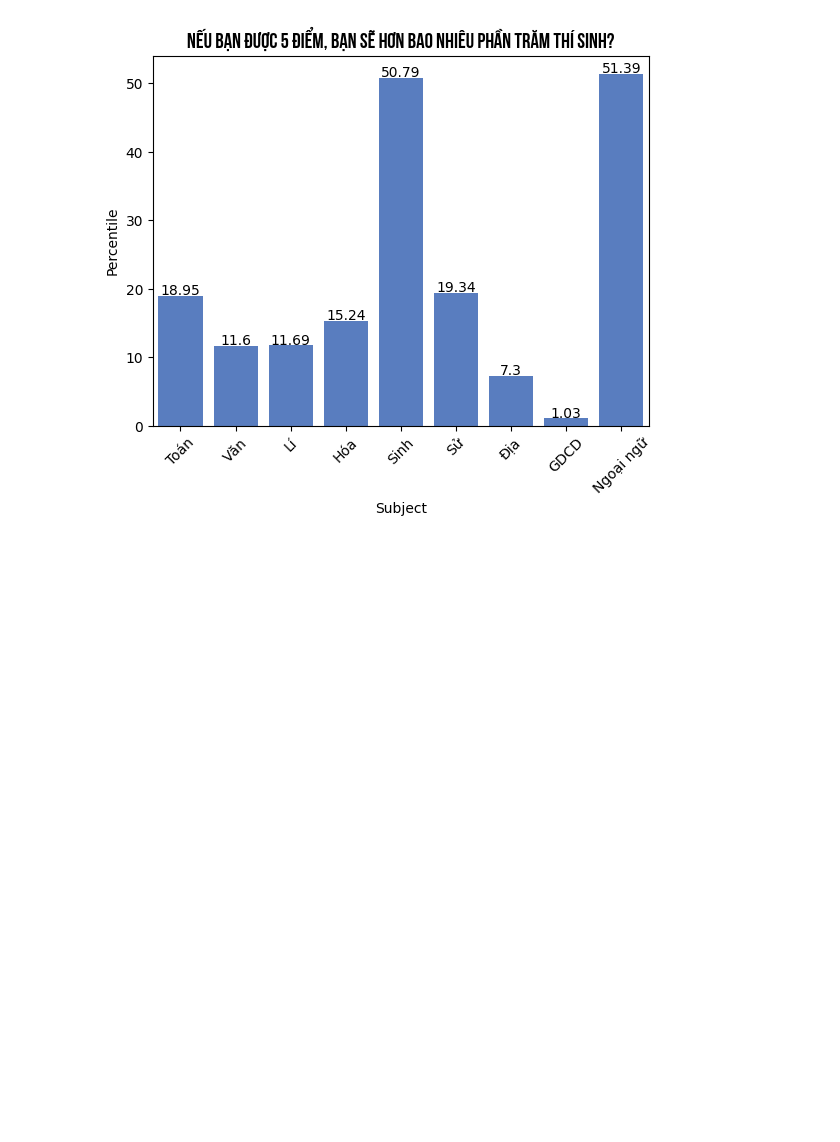
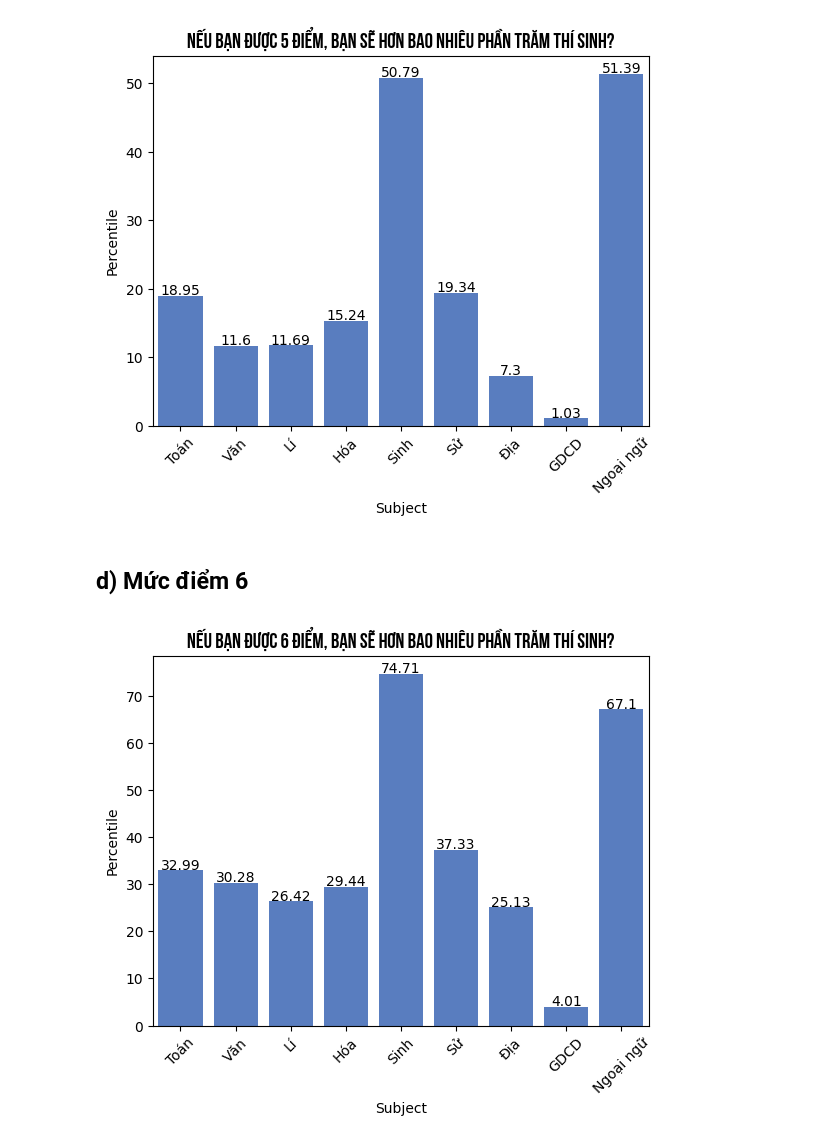
Before and after one commit to AnDoan170/THPTQG, a Jupyter notebook: thptqg_2022.ipynb, the cells around one changed output. Drawn from its saved outputs; the diff is of its cells as text; code cells hidden in the pictures; blank space fills up the shorter version.

```diff
--- a/thptqg_2022.ipynb
+++ b/thptqg_2022.ipynb
@@ -519,3 +519,38 @@ for i, v in enumerate(df5['Percentile']):
 plt.savefig('namplus.png')
 # %% [output]
 [figure]
+# %% [markdown]
+## **d) Mức điểm 6**
+# %%
+def sau_plus(database):
+    tp = database.loc[database['Diem thi'] >= 6.0]['So luong'].sum()
+    rank = ((database['So luong'].sum() - tp + 0.5) / database['So luong'].sum()) * 100
+    return round(rank, 2)
+
+db = [diemtoan, diemvan, diemli, diemhoa, diemsinh, diemsu, diemdia, diem_gdcd, diem_ngoai_ngu]
+sj = ['sautoan', 'sauvan', 'sauli', 'sauhoa', 'sausinh', 'sausu', 'saudia', 'sau_gdcd', 'sau_nn']
+for i in range(9):
+    globals()[sj[i]] = sau_plus(db[i])
+
+ohd = list(map(lambda x: 100, range(9)))
+percent = [sautoan, sauvan, sauli, sauhoa, sausinh, sausu, saudia, sau_gdcd, sau_nn]
+subject = ['Toán', 'Văn', 'Lí', 'Hóa', 'Sinh', 'Sử', 'Địa', 'GDCD', 'Ngoại ngữ']
+
+pctile6 = {'Subject': subject, 'Percentile': percent, 'Total': ohd}
+df6 = pd.DataFrame(pctile6)
+
+plt.title('Nếu bạn được 6 điểm, bạn sẽ hơn bao nhiêu phần trăm thí sinh?', fontdict = {
+    'fontfamily': 'UTM Bebas',
+    'fontweight': 'bold',
+    'fontsize': 15
+})
+
+plt.xticks(rotation = 45)
+sns.set_color_codes("muted")
+g = sns.barplot(data = df6, x = 'Subject', y = 'Percentile', label = 'Phân vị', color = 'b')
+
+for i, v in enumerate(df6['Percentile']):
+    g.text(i, v + 0.2, str(v), color = 'black', ha = 'center')
+plt.savefig('sauplus.png')
+# %% [output]
+[figure, added]
```
Also changed, not shown: parts of 2 cells of this notebook, 2 other files.
